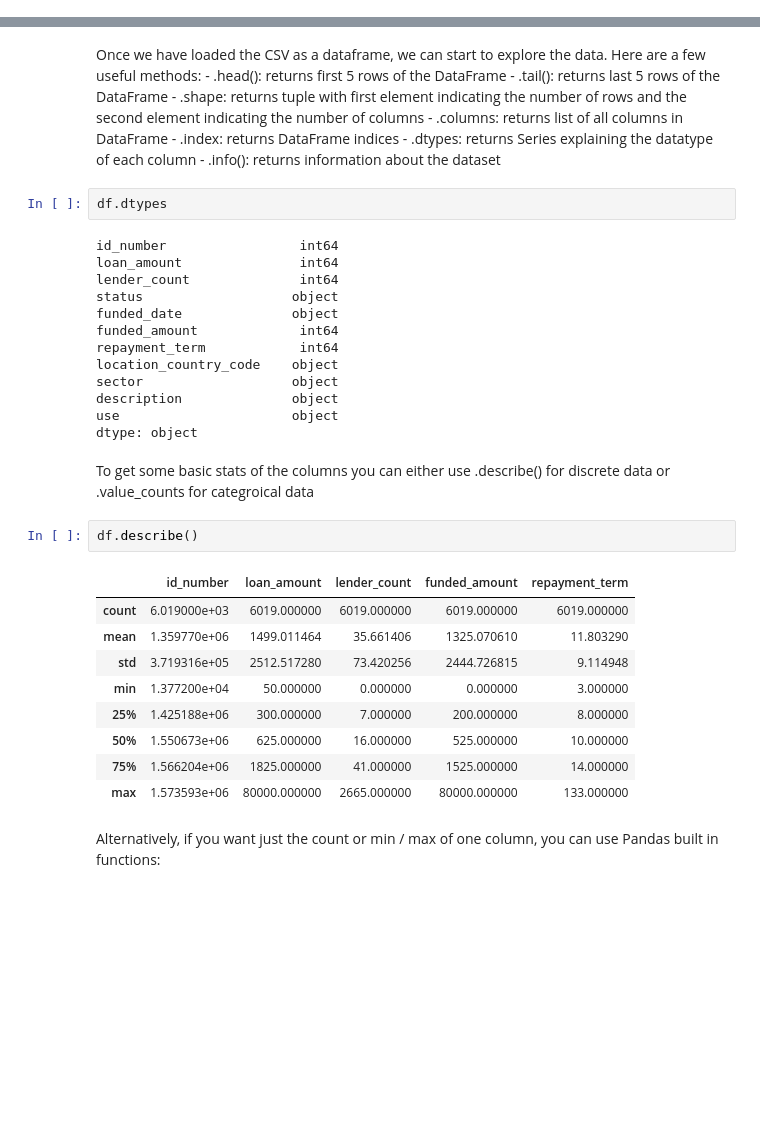
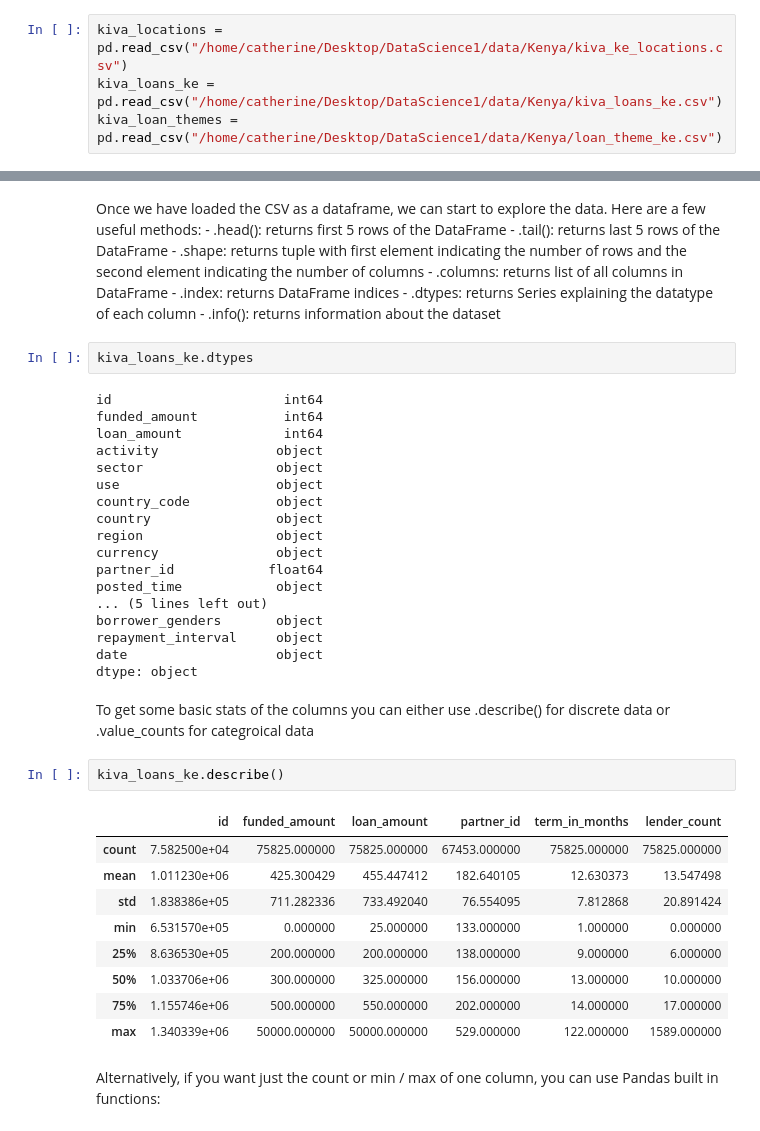
Before and after one commit to clrmuthoni/DataScience1, a Jupyter notebook: Module_1_introduction/1_2 intro_to_pandas.ipynb, the cells around one changed output, grey strips where cells are left out. Cells and saved outputs as stored; diff of their text form; blank space fills up the shorter version.

```diff
--- a/Module_1_introduction/1_2 intro_to_pandas.ipynb
+++ b/Module_1_introduction/1_2 intro_to_pandas.ipynb
@@ -37,0 +36,4 @@ df = pd.read_csv("/home/catherine/Desktop/DS_B/data/loans.csv")
+# %%
+kiva_locations = pd.read_csv("/home/catherine/Desktop/DataScience1/data/Kenya/kiva_ke_locations.csv")
+kiva_loans_ke = pd.read_csv("/home/catherine/Desktop/DataScience1/data/Kenya/kiva_loans_ke.csv")
+kiva_loan_themes = pd.read_csv("/home/catherine/Desktop/DataScience1/data/Kenya/loan_theme_ke.csv")
@@ -46,34 +57,39 @@ the data.  Here are a few useful methods:
     - .dtypes: returns Series explaining the datatype of each column
     - .info(): returns information about the dataset
 # %%
-df.dtypes
+kiva_loans_ke.dtypes
 # %% [output]
-id_number                 int64
-loan_amount               int64
-lender_count              int64
-status                   object
-funded_date              object
-funded_amount             int64
-repayment_term            int64
-location_country_code    object
-sector                   object
-description              object
-use                      object
+id                      int64
+funded_amount           int64
+loan_amount             int64
+activity               object
+sector                 object
+use                    object
+country_code           object
+country                object
+region                 object
+currency               object
+partner_id            float64
+posted_time            object
+... (5 lines left out)
+borrower_genders       object
+repayment_interval     object
+date                   object
 dtype: object
 # %% [markdown]
 To get some basic stats of the columns you can either use .describe() for discrete data or .value_counts for categroical data
 # %%
-df.describe()
+kiva_loans_ke.describe()
 # %% [output]
-|  | id_number | loan_amount | lender_count | funded_amount | repayment_term |
-| count | 6.019000e+03 | 6019.000000 | 6019.000000 | 6019.000000 | 6019.000000 |
-| mean | 1.359770e+06 | 1499.011464 | 35.661406 | 1325.070610 | 11.803290 |
-| std | 3.719316e+05 | 2512.517280 | 73.420256 | 2444.726815 | 9.114948 |
-| min | 1.377200e+04 | 50.000000 | 0.000000 | 0.000000 | 3.000000 |
-| 25% | 1.425188e+06 | 300.000000 | 7.000000 | 200.000000 | 8.000000 |
-| 50% | 1.550673e+06 | 625.000000 | 16.000000 | 525.000000 | 10.000000 |
-| 75% | 1.566204e+06 | 1825.000000 | 41.000000 | 1525.000000 | 14.000000 |
-| max | 1.573593e+06 | 80000.000000 | 2665.000000 | 80000.000000 | 133.000000 |
+|  | id | funded_amount | loan_amount | partner_id | term_in_months | lender_count |
+| count | 7.582500e+04 | 75825.000000 | 75825.000000 | 67453.000000 | 75825.000000 | 75825.000000 |
+| mean | 1.011230e+06 | 425.300429 | 455.447412 | 182.640105 | 12.630373 | 13.547498 |
+| std | 1.838386e+05 | 711.282336 | 733.492040 | 76.554095 | 7.812868 | 20.891424 |
+| min | 6.531570e+05 | 0.000000 | 25.000000 | 133.000000 | 1.000000 | 0.000000 |
+| 25% | 8.636530e+05 | 200.000000 | 200.000000 | 138.000000 | 9.000000 | 6.000000 |
+| 50% | 1.033706e+06 | 300.000000 | 325.000000 | 156.000000 | 13.000000 | 10.000000 |
+| 75% | 1.155746e+06 | 500.000000 | 550.000000 | 202.000000 | 14.000000 | 17.000000 |
+| max | 1.340339e+06 | 50000.000000 | 50000.000000 | 529.000000 | 122.000000 | 1589.000000 |
 # %% [markdown]
 Alternatively, if you want just the count or min / max of one column, you can use Pandas built in functions:
 # %%
```
Also changed, not shown: parts of 12 cells of this notebook, 2 other files.
